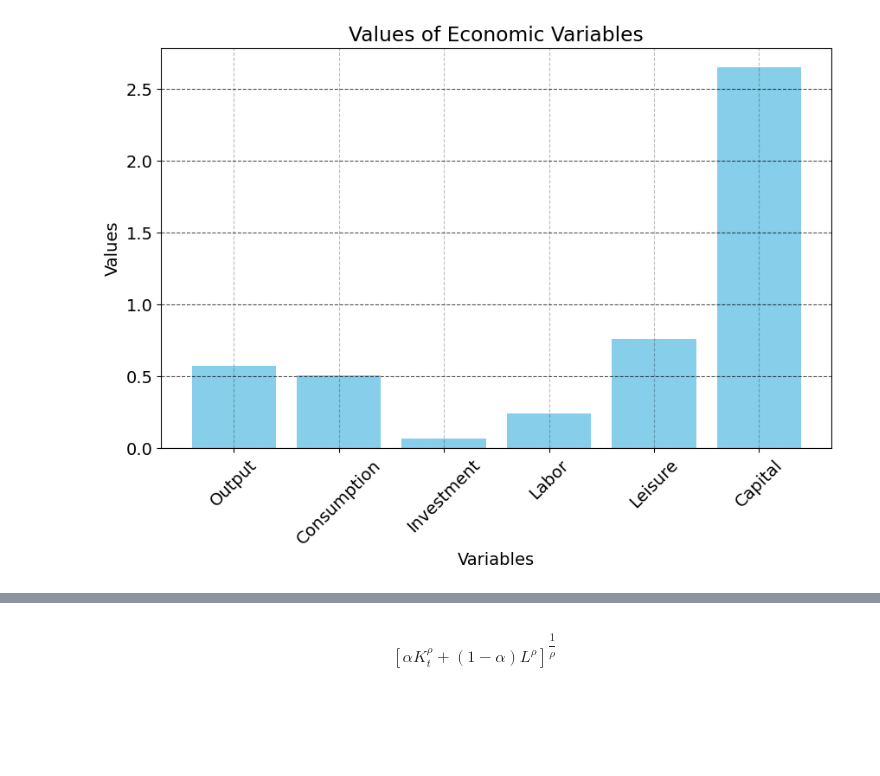
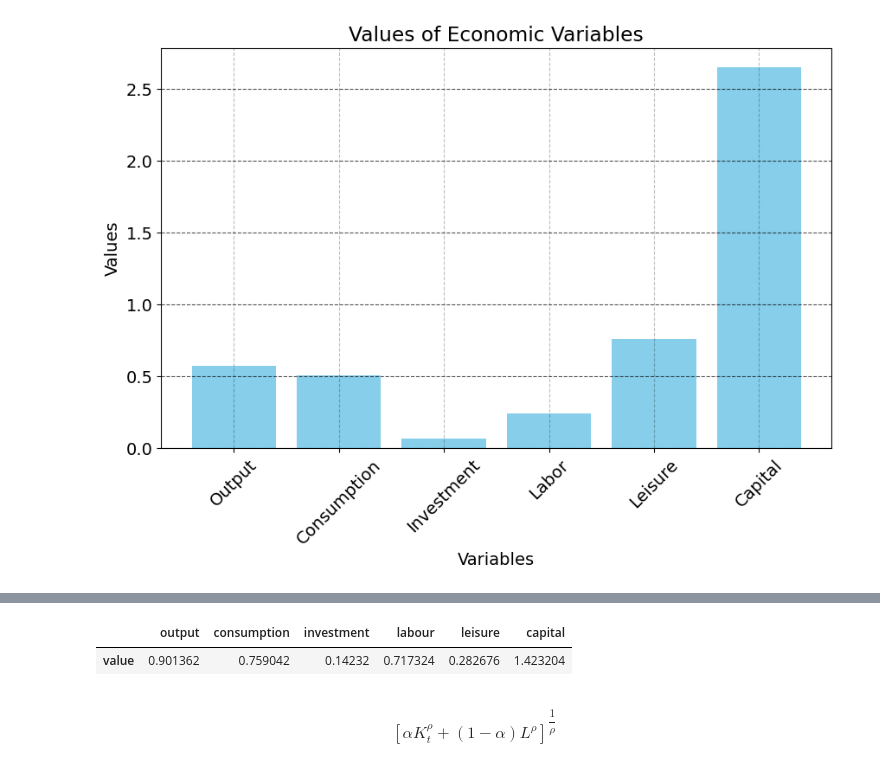
Before and after one commit to NumEconCopenhagen/projects-2024-sheng-og-anton, a Jupyter notebook: modelproject/modelproject.ipynb, the cells around one changed output, grey strips where cells are left out. Drawn from its saved outputs; the diff is of its cells as text; code cells hidden in the pictures; blank space fills up the shorter version.

Commit message:
The solution finally works!

```diff
--- a/modelproject/modelproject.ipynb
+++ b/modelproject/modelproject.ipynb
@@ -279,8 +262,11 @@ executing.executing.NotOneValueFound: Expected one value, found 0
 # %%
-numericsolution = NumericalSolution(parameters['value'])
+numericsolution = NumericalSolution(parameter_values['value'])
 
 steady_state_values = pd.DataFrame({
     'value': numericsolution.steady_state_numeric()
-}, index=variable_names)
+}, index=variables)
 
-steady_state.T
+steady_state_values.T
+# %% [output]
+|  | output | consumption | investment | labour | leisure | capital |
+| value | 0.901362 | 0.759042 | 0.14232 | 0.717324 | 0.282676 | 1.423204 |
```
Also changed, not shown: parts of 6 cells of this notebook.
